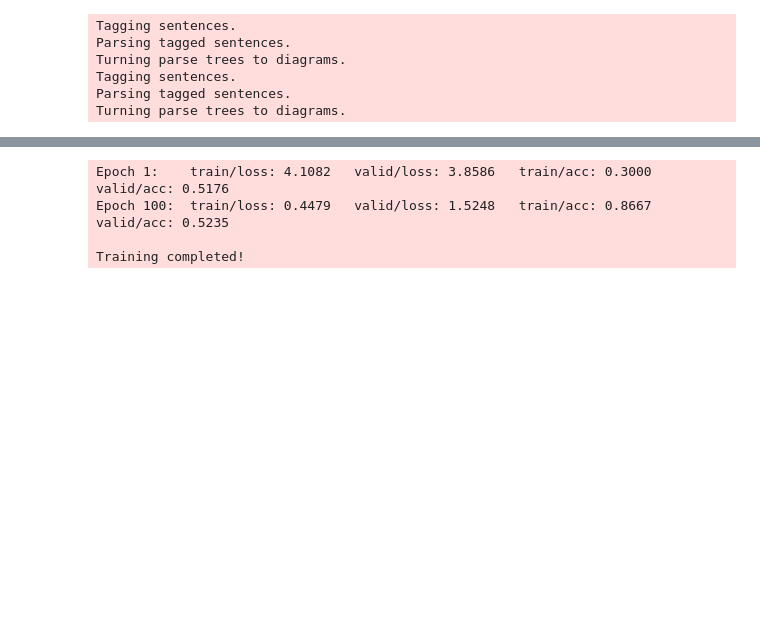
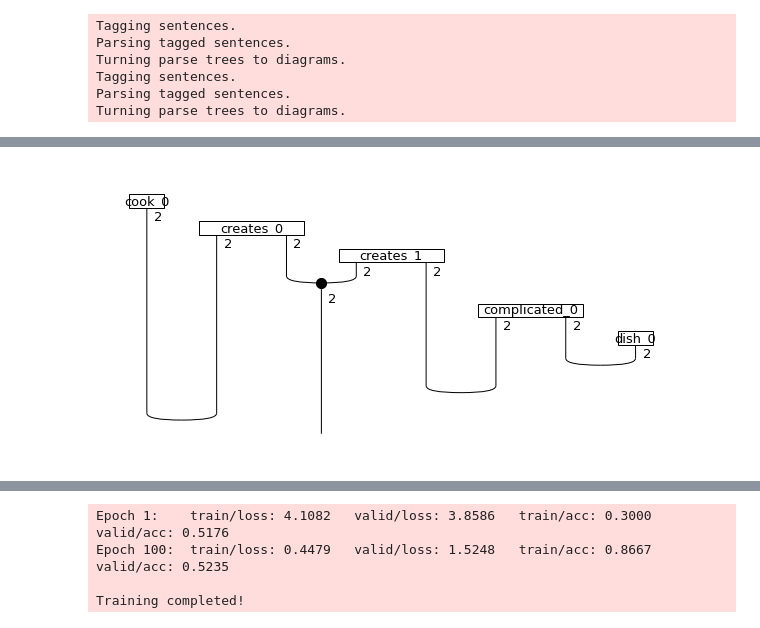
Before and after one commit to mgg39/Quantum-Natural-Language-Processing-with-lambeq---Quantinuum, a Jupyter notebook: Task5/Task5.ipynb, the cells around one changed output, grey strips where cells are left out. Cells and saved outputs as stored; diff of their text form; code cells hidden in the pictures; blank space fills up the shorter version.

```diff
--- a/Task5/Task5.ipynb
+++ b/Task5/Task5.ipynb
@@ -88 +101,19 @@ test_circuits =  [ansatz(remove_cups(diagram))  for diagram in test_diagrams]
+# %%
+# Create ansatz and convert to tensor diagrams
+
+N = AtomicType.NOUN
+S = AtomicType.SENTENCE
+
+# Create an ansatz by assigning 2 dimensions to both
+# noun and sentence spaces
+ansatz = SpiderAnsatz({N: Dim(2), S: Dim(2)})
+
+train_circuits = [ansatz(d) for d in train_diagrams]
+test_circuits = [ansatz(d) for d in test_diagrams]
+
+all_circuits = train_circuits + test_circuits
+
+all_circuits[0].draw(figsize=(8,4), fontsize=13)
+# %% [output]
+[figure, added]
 # %%
```
Also changed, not shown: parts of 14 cells of this notebook.
